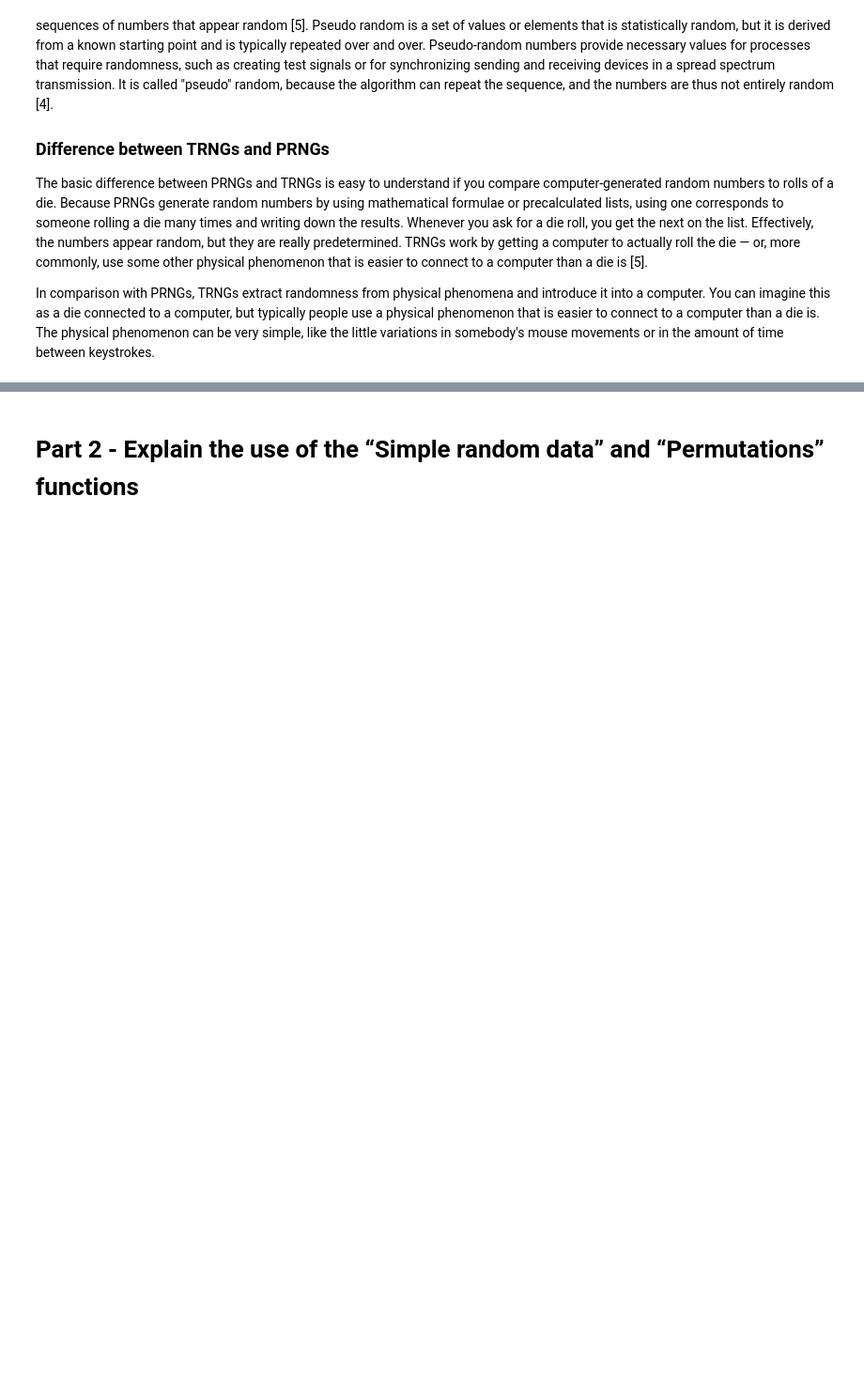
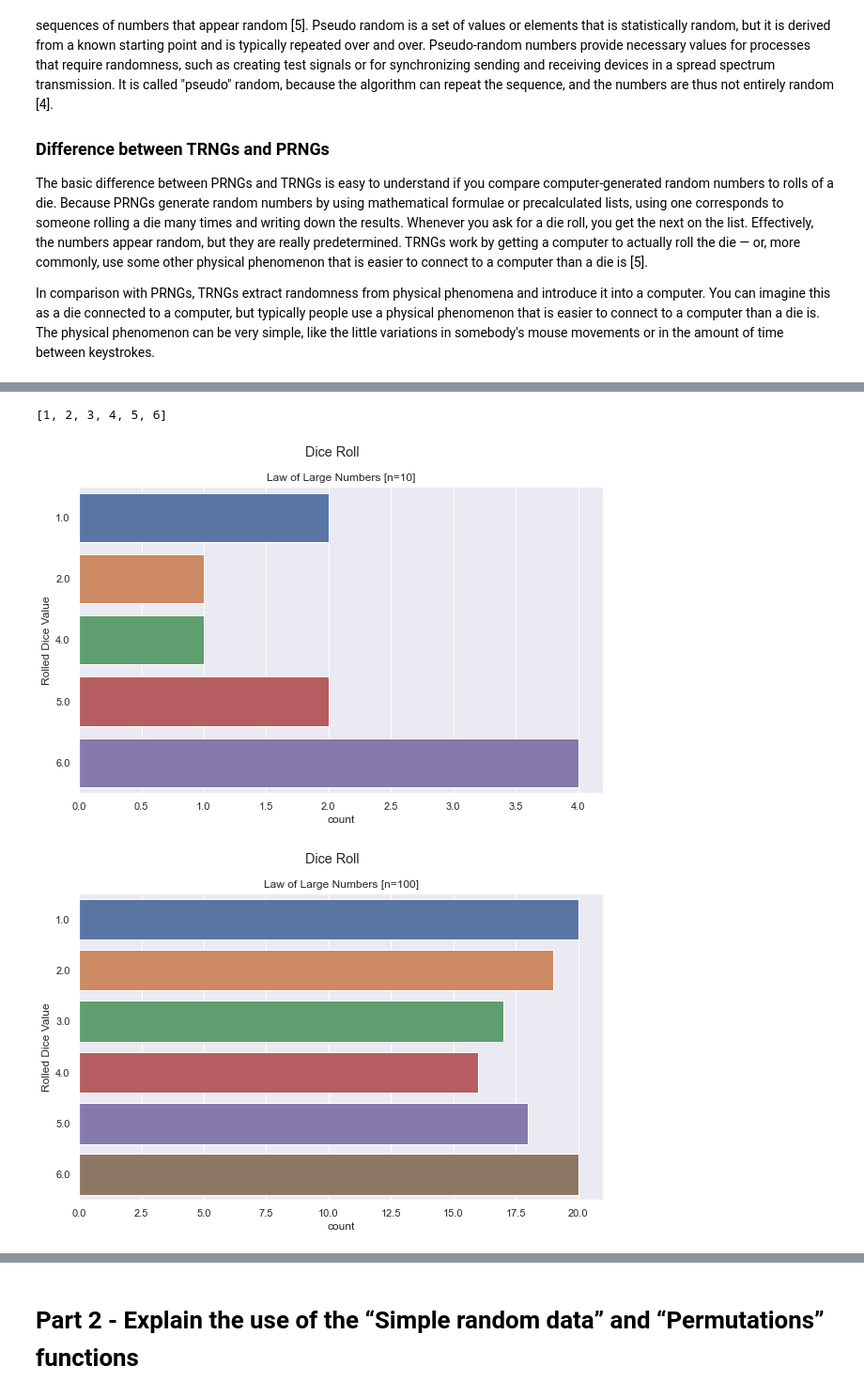
Before and after one commit to KeithQuinn/Assignment_2020_Programming-for-Data-Analysis, a Jupyter notebook: Assignment_2020_Programming for Data Analysis.ipynb, the cells around one changed output, grey strips where cells are left out. Shown: that part at 94% size. Saved outputs shown, nothing was run; the diff lists cells and outputs as text; code cells hidden in the pictures; blank space fills up the shorter version.

```diff
--- a/Assignment_2020_Programming for Data Analysis.ipynb
+++ b/Assignment_2020_Programming for Data Analysis.ipynb
@@ -88,0 +172,61 @@ Congratulations you're a winner.
+# %%
+import seaborn as sns
+import matplotlib.pyplot as plt
+
+dice = list(range(1,7))
+print(dice)
+dice_roll = []
+
+for num in range(10):
+    dice_roll = np.append(dice_roll, random.choice(dice))
+plt.figure(figsize=(10, 6))
+sns.set(style="darkgrid")
+ax = sns.countplot(y=dice_roll)
+plt.title("Law of Large Numbers [n=10]")
+plt.suptitle("Dice Roll")
+plt.ylabel("Rolled Dice Value")
+plt.show()
+
+for num in range(100):
+    dice_roll = np.append(dice_roll, random.choice(dice))
+plt.figure(figsize=(10, 6))
+sns.set(style="darkgrid")
+ax = sns.countplot(y=dice_roll)
+plt.title("Law of Large Numbers [n=100]")
+plt.suptitle("Dice Roll")
+plt.ylabel("Rolled Dice Value")
+plt.show()
+
+for num in range(1000):
+    dice_roll = np.append(dice_roll, random.choice(dice))
+plt.figure(figsize=(10, 6))
+sns.set(style="darkgrid")
+ax = sns.countplot(y=dice_roll)
+plt.title("Law of Large Numbers [n=1,000]")
+plt.suptitle("Dice Roll")
+plt.ylabel("Rolled Dice Value")
+plt.show()
+
+for num in range(10000):
+    dice_roll = np.append(dice_roll, random.choice(dice))
+plt.figure(figsize=(10, 6))
+sns.set(style="darkgrid")
+ax = sns.countplot(y=dice_roll)
+plt.title("Law of Large Numbers [n=10,000]")
+plt.suptitle("Dice Roll")
+plt.ylabel("Rolled Dice Value")
+plt.show()
+
+for num in range(100000):
+    dice_roll = np.append(dice_roll, random.choice(dice))
+plt.figure(figsize=(10, 6))
+sns.set(style="darkgrid")
+ax = sns.countplot(y=dice_roll)
+plt.title("Law of Large Numbers [n=100,000]")
+plt.suptitle("Dice Roll")
+plt.ylabel("Rolled Dice Value")
+plt.show()
+# %% [output]
+[1, 2, 3, 4, 5, 6]
+[figure, added]
+[figure, added]
```
Also changed, not shown: parts of 22 cells of this notebook.
